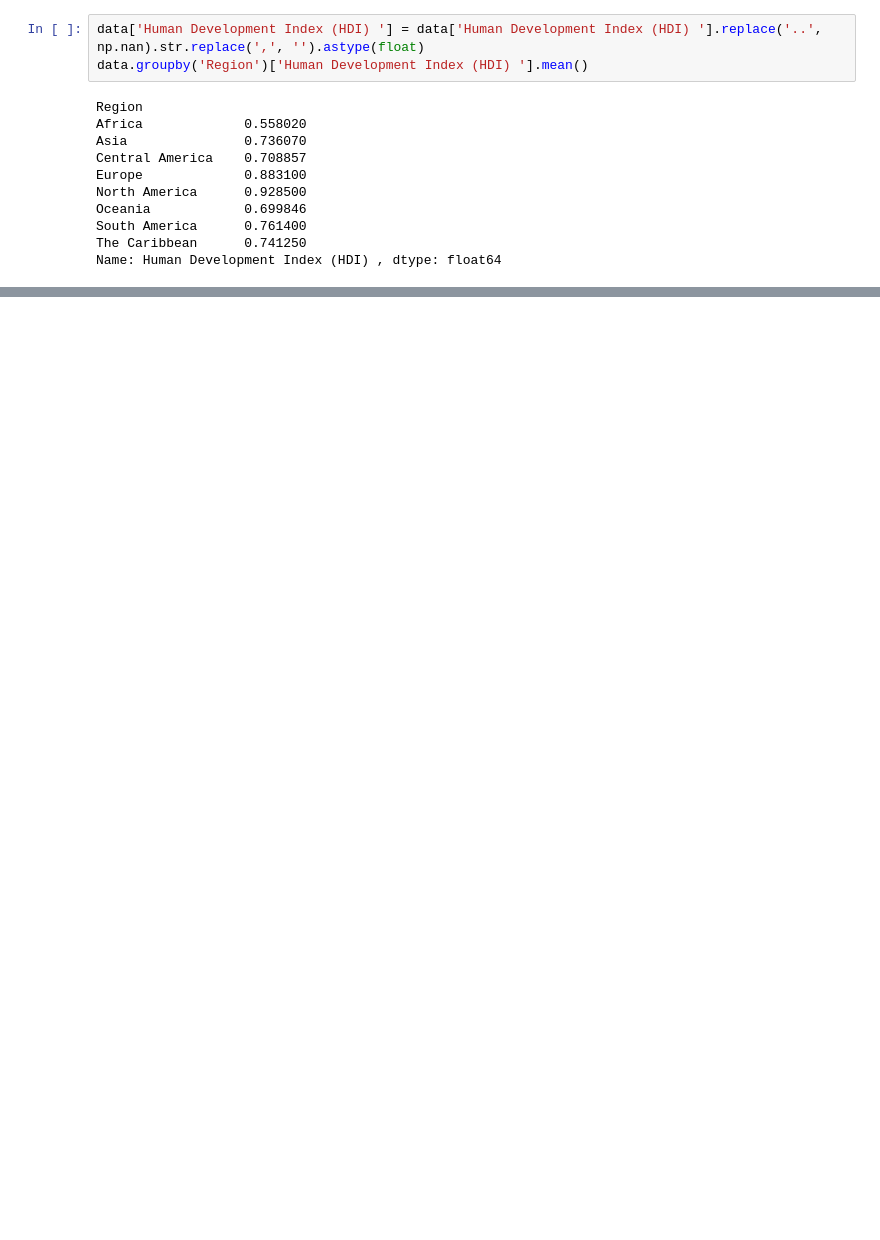
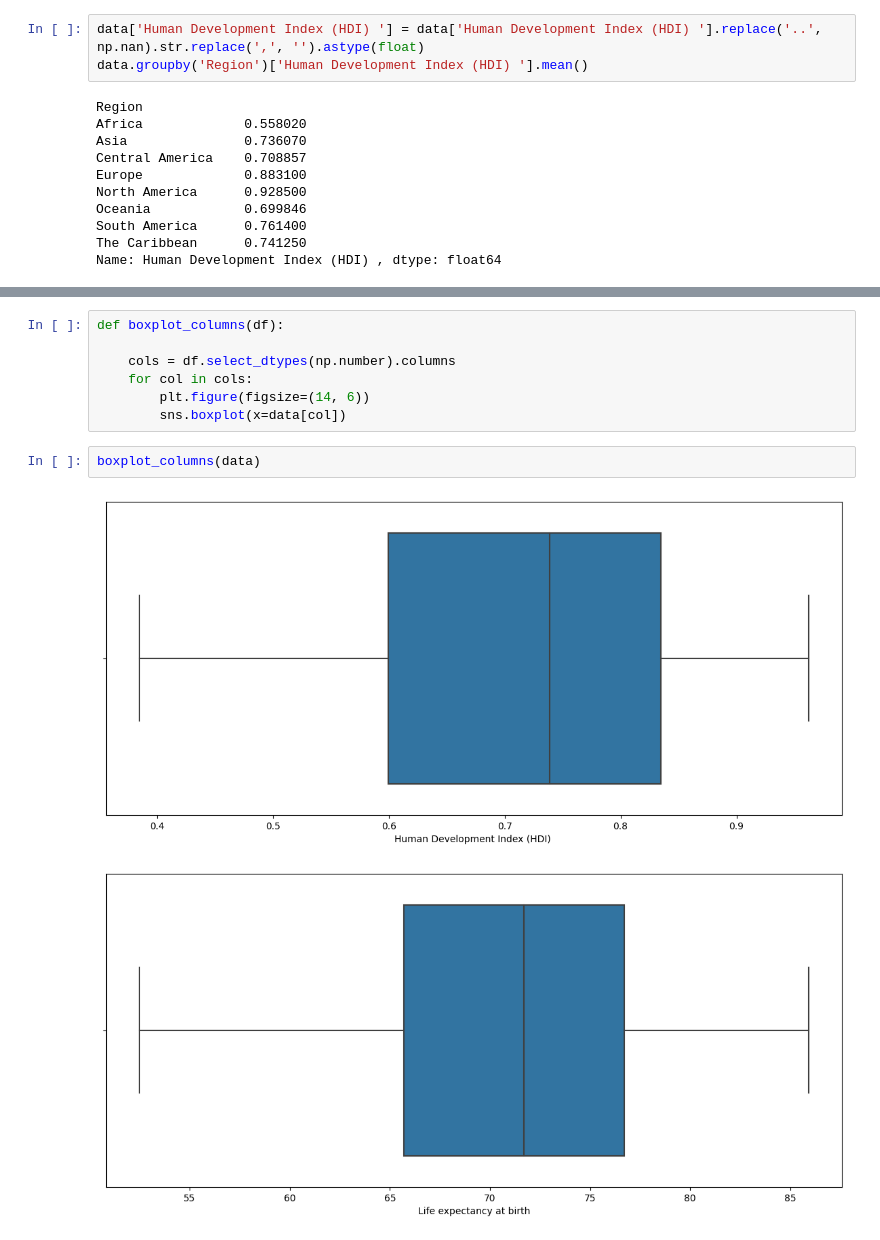
Before and after one commit to latifkara/dataScienceProjects, a Jupyter notebook: Human-Development-Index/HumanIndex.ipynb, the cells around one changed output, grey strips where cells are left out. Saved outputs shown, nothing was run; the diff lists cells and outputs as text; blank space fills up the shorter version.

```diff
--- a/Human-Development-Index/HumanIndex.ipynb
+++ b/Human-Development-Index/HumanIndex.ipynb
@@ -360,0 +369,12 @@ KeyError: 'Column not found: GNI per capita rank minus HDI rank '
+# %%
+def boxplot_columns(df):
+
+    cols = df.select_dtypes(np.number).columns
+    for col in cols:
+        plt.figure(figsize=(14, 6))
+        sns.boxplot(x=data[col])
+# %%
+boxplot_columns(data)
+# %% [output]
+[figure, added]
+[figure, added]
```
Also changed, not shown: parts of 15 cells of this notebook.
